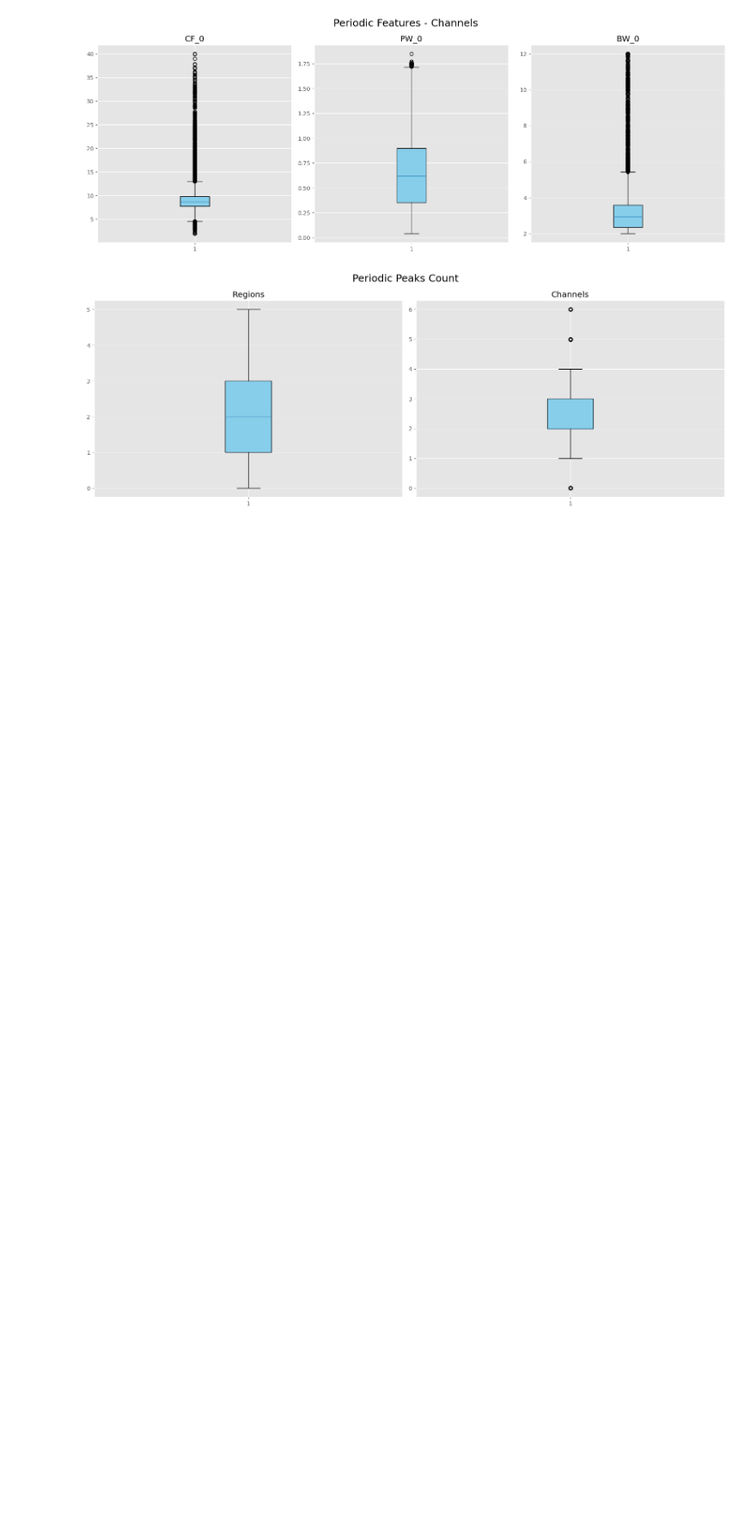
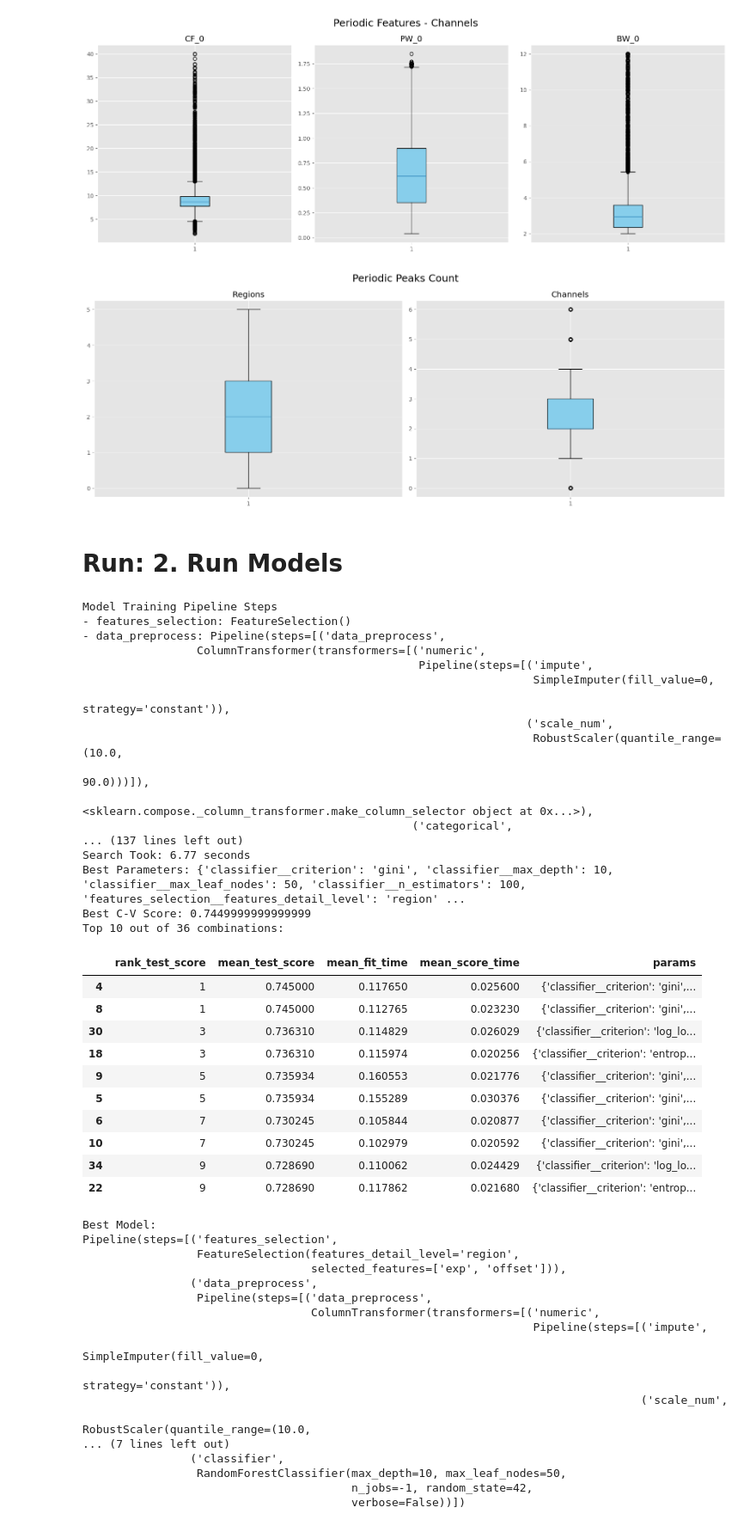
Before and after one commit to StuartG24/EEG_ML_Pipeline, a Jupyter notebook: Notebooks/2_ML_Features_Selection_Training_v8.ipynb, the cells around one changed output. Shown: that part at 86% size. Cells and saved outputs as stored; diff of their text form; code cells hidden in the pictures; blank space fills up the shorter version.

Commit message:
Collate evaluation

```diff
--- a/Notebooks/2_ML_Features_Selection_Training_v8.ipynb
+++ b/Notebooks/2_ML_Features_Selection_Training_v8.ipynb
@@ -533,3 +701,5 @@ periodic_peaks_plot(eeg_features_superset_df)
 [figure]
 [figure]
 [figure]
+# %% [markdown]
+# Run: 2. Run Models
@@ -535,0 +727,51 @@ periodic_peaks_plot(eeg_features_superset_df)
+# %%
+# Models Training & Evaluations
+#
+
+model_randforest, search_duration, best_params = model_train_RandForest(X_train, y_train, FeatureSelection(), data_prep_pipeline())
+# %% [output]
+Model Training Pipeline Steps
+- features_selection: FeatureSelection()
+- data_preprocess: Pipeline(steps=[('data_preprocess',
+                 ColumnTransformer(transformers=[('numeric',
+                                                  Pipeline(steps=[('impute',
+                                                                   SimpleImputer(fill_value=0,
+                                                                                 strategy='constant')),
+                                                                  ('scale_num',
+                                                                   RobustScaler(quantile_range=(10.0,
+                                                                                                90.0)))]),
+                                                  <sklearn.compose._column_transformer.make_column_selector object at 0x...>),
+                                                 ('categorical',
+... (137 lines left out)
+Search Took: 6.77 seconds
+Best Parameters: {'classifier__criterion': 'gini', 'classifier__max_depth': 10, 'classifier__max_leaf_nodes': 50, 'classifier__n_estimators': 100, 'features_selection__features_detail_level': 'region' ...
+Best C-V Score: 0.7449999999999999
+Top 10 out of 36 combinations:
+|  | rank_test_score | mean_test_score | mean_fit_time | mean_score_time | params |
+| 4 | 1 | 0.745000 | 0.117650 | 0.025600 | {'classifier__criterion': 'gini',... |
+| 8 | 1 | 0.745000 | 0.112765 | 0.023230 | {'classifier__criterion': 'gini',... |
+| 30 | 3 | 0.736310 | 0.114829 | 0.026029 | {'classifier__criterion': 'log_lo... |
+| 18 | 3 | 0.736310 | 0.115974 | 0.020256 | {'classifier__criterion': 'entrop... |
+| 9 | 5 | 0.735934 | 0.160553 | 0.021776 | {'classifier__criterion': 'gini',... |
+| 5 | 5 | 0.735934 | 0.155289 | 0.030376 | {'classifier__criterion': 'gini',... |
+| 6 | 7 | 0.730245 | 0.105844 | 0.020877 | {'classifier__criterion': 'gini',... |
+| 10 | 7 | 0.730245 | 0.102979 | 0.020592 | {'classifier__criterion': 'gini',... |
+| 34 | 9 | 0.728690 | 0.110062 | 0.024429 | {'classifier__criterion': 'log_lo... |
+| 22 | 9 | 0.728690 | 0.117862 | 0.021680 | {'classifier__criterion': 'entrop... |
+Best Model:
+Pipeline(steps=[('features_selection',
+                 FeatureSelection(features_detail_level='region',
+                                  selected_features=['exp', 'offset'])),
+                ('data_preprocess',
+                 Pipeline(steps=[('data_preprocess',
+                                  ColumnTransformer(transformers=[('numeric',
+                                                                   Pipeline(steps=[('impute',
+                                                                                    SimpleImputer(fill_value=0,
+                                                                                                  strategy='constant')),
+                                                                                   ('scale_num',
+                                                                                    RobustScaler(quantile_range=(10.0,
+... (7 lines left out)
+                ('classifier',
+                 RandomForestClassifier(max_depth=10, max_leaf_nodes=50,
+                                        n_jobs=-1, random_state=42,
+                                        verbose=False))])
```
Also changed, not shown: parts of 13 cells of this notebook, 4 other files.
